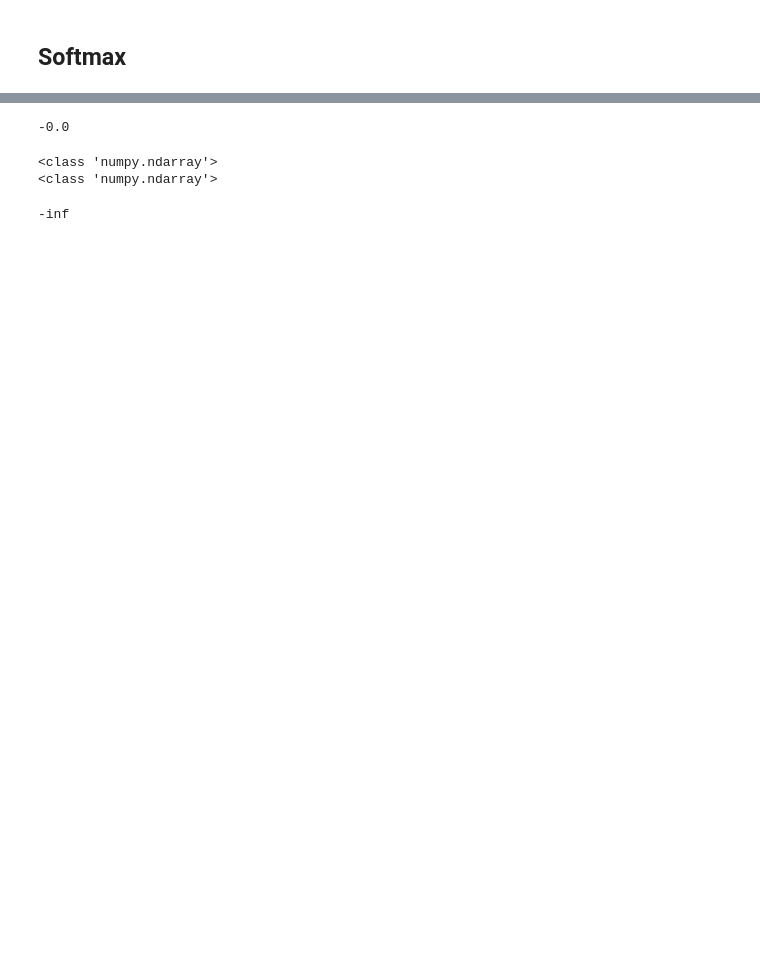
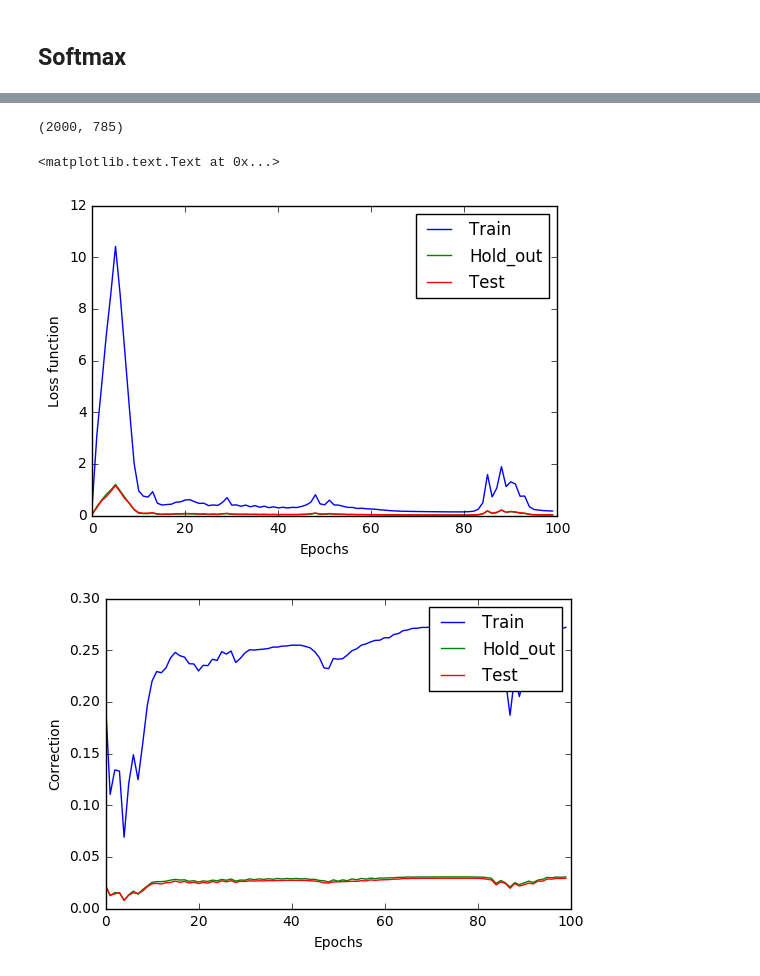
Before and after one commit to qobilidop/CSE-253-PA, a Jupyter notebook: 1/softmax.ipynb, the cells around one changed output, grey strips where cells are left out. Saved outputs shown, nothing was run; the diff lists cells and outputs as text; code cells hidden in the pictures; blank space fills up the shorter version.

Commit message:
softmax_v2

```diff
--- a/1/softmax.ipynb
+++ b/1/softmax.ipynb
@@ -57,15 +82,52 @@ inf
-# %%
-nn.update(rate=1)
-nn.loss_function()
-# %% [output]
--0.0
-# %%
-t = targets
-print(type(t))
-y = np.array(nn.output())
-print(type(y))
-np.sum(np.nan_to_num(t* np.log(y)))
-# %% [output]
-<class 'numpy.ndarray'>
-<class 'numpy.ndarray'>
--inf
+# %%
+nn = Softmax(dim, inputs2, targets1, lamb=0.1)
+# %%
+train_loss=[]
+train_cor=[]
+hold_loss=[]
+hold_cor=[]
+test_loss=[]
+test_cor=[]
+epochs=100
+for i in range(epochs):
+    nn.inputs=inputs2
+    nn.targets=targets1
+    nn.update(rate=0.000000005)
+    train_loss+=[nn.loss_function()]
+    train_cor+=[np.sum(np.argmax(nn.output(),axis=0)==np.argmax(nn.targets,axis=0))/inputs.shape[0]]
+#### hold_out
+    nn.inputs=hold_inputs2
+    nn.targets=hold_targets
+    hold_loss+=[nn.loss_function()]
+    hold_cor+=[np.sum(np.argmax(nn.output(),axis=0)==np.argmax(nn.targets,axis=0))/inputs.shape[0]]
+#### testing
+    nn.inputs=test_inputs2
+    nn.targets=test_targets
+    test_loss+=[nn.loss_function()]
+    test_cor+=[np.sum(np.argmax(nn.output(),axis=0)==np.argmax(nn.targets,axis=0))/inputs.shape[0]]
+# %%
+nn.inputs.shape
+# %% [output]
+(2000, 785)
+# %%
+%matplotlib inline
+import matplotlib.pyplot as plt
+plt.plot(range(epochs),train_loss,label='Train');
+plt.plot(range(epochs),hold_loss,label='Hold_out');
+plt.plot(range(epochs),test_loss,label='Test');
+plt.legend()
+plt.xlabel('Epochs');
+plt.ylabel('Loss function')
+plt.plot()
+
+plt.figure()
+plt.plot(range(epochs),train_cor,label='Train');
+plt.plot(range(epochs),hold_cor,label='Hold_out');
+plt.plot(range(epochs),test_cor,label='Test');
+plt.legend()
+plt.xlabel('Epochs');
+plt.ylabel('Correction')
+# %% [output]
+<matplotlib.text.Text at 0x...>
+[figure, added]
+[figure, added]
```
Also changed, not shown: parts of 4 cells of this notebook.
